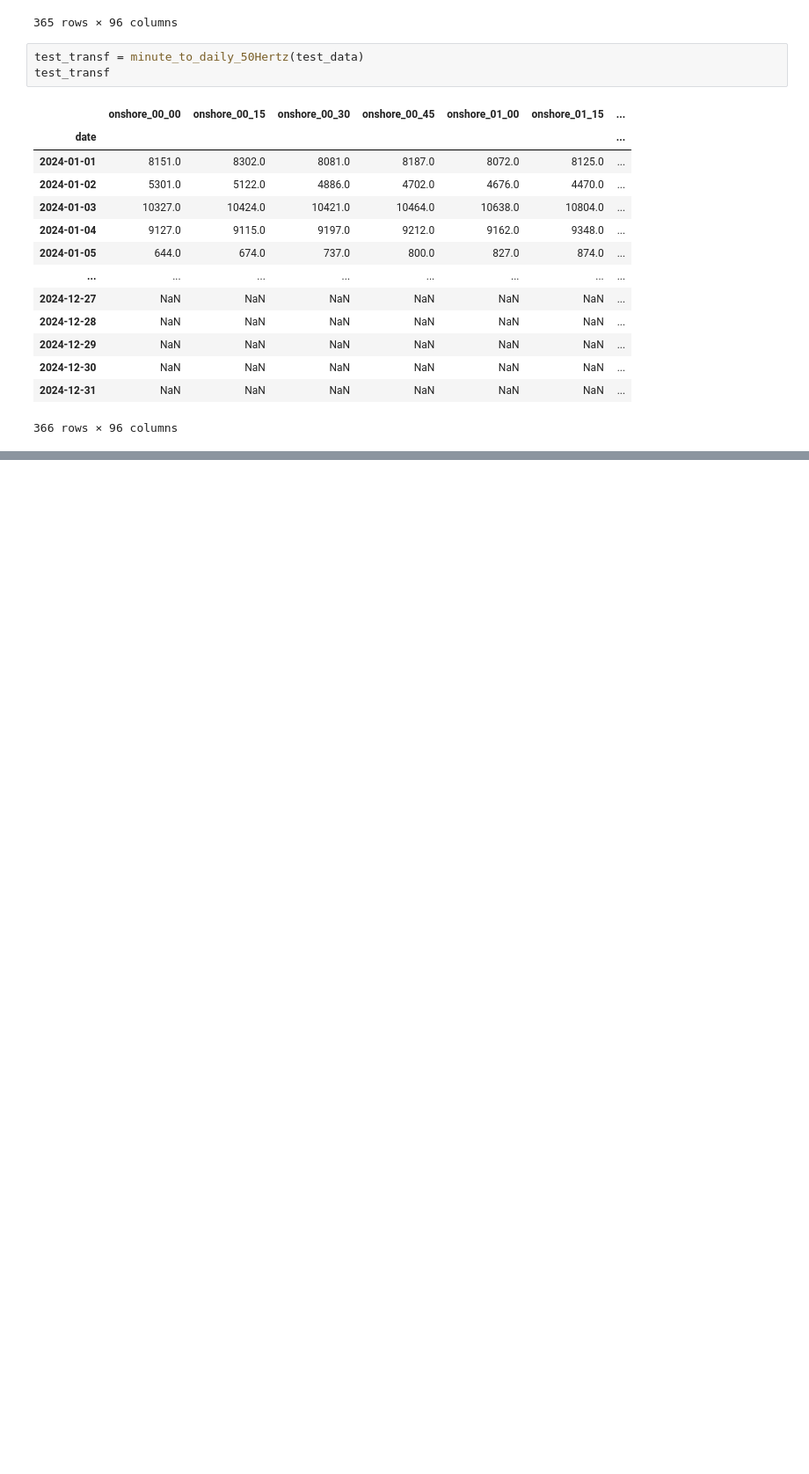
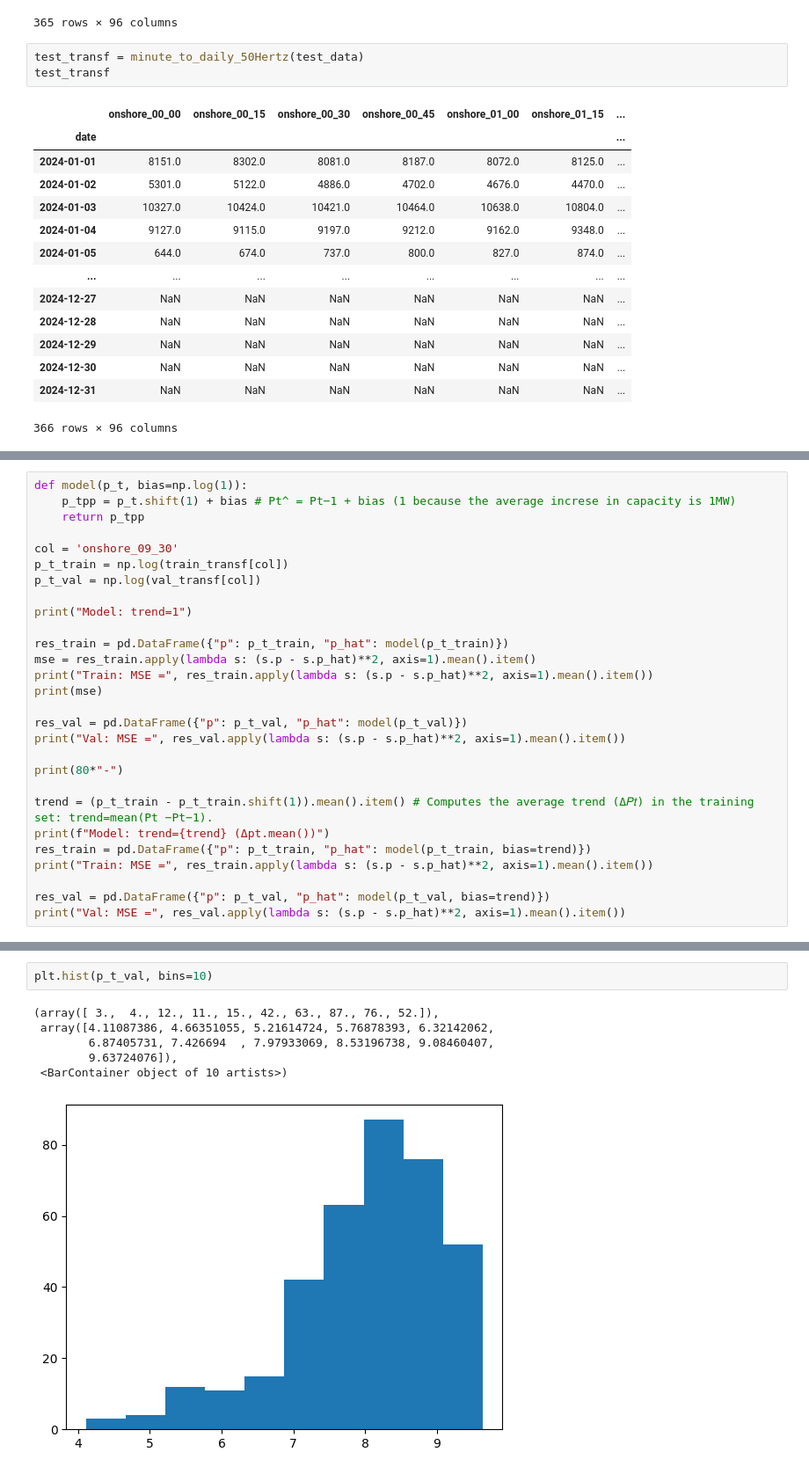
Before and after one commit to Manuel3567/master-thesis, a Jupyter notebook: notebooks/002_electricity_generation.ipynb, the cells around one changed output, grey strips where cells are left out. Shown at 88% size. Saved outputs shown, nothing was run; the diff lists cells and outputs as text; blank space fills up the shorter version.

```diff
--- a/notebooks/002_electricity_generation.ipynb
+++ b/notebooks/002_electricity_generation.ipynb
@@ -589,3 +604,31 @@ Val: MSE = 12415262.887362637
 Model: trend=2.9151017214397497 (Δpt.mean())
 Train: MSE = 9147719.09881732
 Val: MSE = 12415330.710884908
+# %%
+def model(p_t, bias=np.log(1)):
+    p_tpp = p_t.shift(1) + bias # Pt^ = Pt−1 + bias (1 because the average increse in capacity is 1MW)
+    return p_tpp
+
+col = 'onshore_09_30'
+p_t_train = np.log(train_transf[col])
+p_t_val = np.log(val_transf[col])
+
+print("Model: trend=1")
+
+res_train = pd.DataFrame({"p": p_t_train, "p_hat": model(p_t_train)})
+mse = res_train.apply(lambda s: (s.p - s.p_hat)**2, axis=1).mean().item()
+print("Train: MSE =", res_train.apply(lambda s: (s.p - s.p_hat)**2, axis=1).mean().item())
+print(mse)
+
+res_val = pd.DataFrame({"p": p_t_val, "p_hat": model(p_t_val)})
+print("Val: MSE =", res_val.apply(lambda s: (s.p - s.p_hat)**2, axis=1).mean().item())
+
+print(80*"-")
+
+trend = (p_t_train - p_t_train.shift(1)).mean().item() # Computes the average trend (Δ𝑃𝑡) in the training set: trend=mean(Pt −Pt−1).
+print(f"Model: trend={trend} (Δpt.mean())")
+res_train = pd.DataFrame({"p": p_t_train, "p_hat": model(p_t_train, bias=trend)})
+print("Train: MSE =", res_train.apply(lambda s: (s.p - s.p_hat)**2, axis=1).mean().item())
+
+res_val = pd.DataFrame({"p": p_t_val, "p_hat": model(p_t_val, bias=trend)})
+print("Val: MSE =", res_val.apply(lambda s: (s.p - s.p_hat)**2, axis=1).mean().item())
@@ -657,0 +746,9 @@ Name: onshore_01_30, Length: 365, dtype: float64
+# %%
+plt.hist(p_t_val, bins=10)
+# %% [output]
+(array([ 3.,  4., 12., 11., 15., 42., 63., 87., 76., 52.]),
+ array([4.11087386, 4.66351055, 5.21614724, 5.76878393, 6.32142062,
+        6.87405731, 7.426694  , 7.97933069, 8.53196738, 9.08460407,
+        9.63724076]),
+ <BarContainer object of 10 artists>)
+[figure, added]
```
Also changed, not shown: parts of 46 cells of this notebook, 15 other files.
